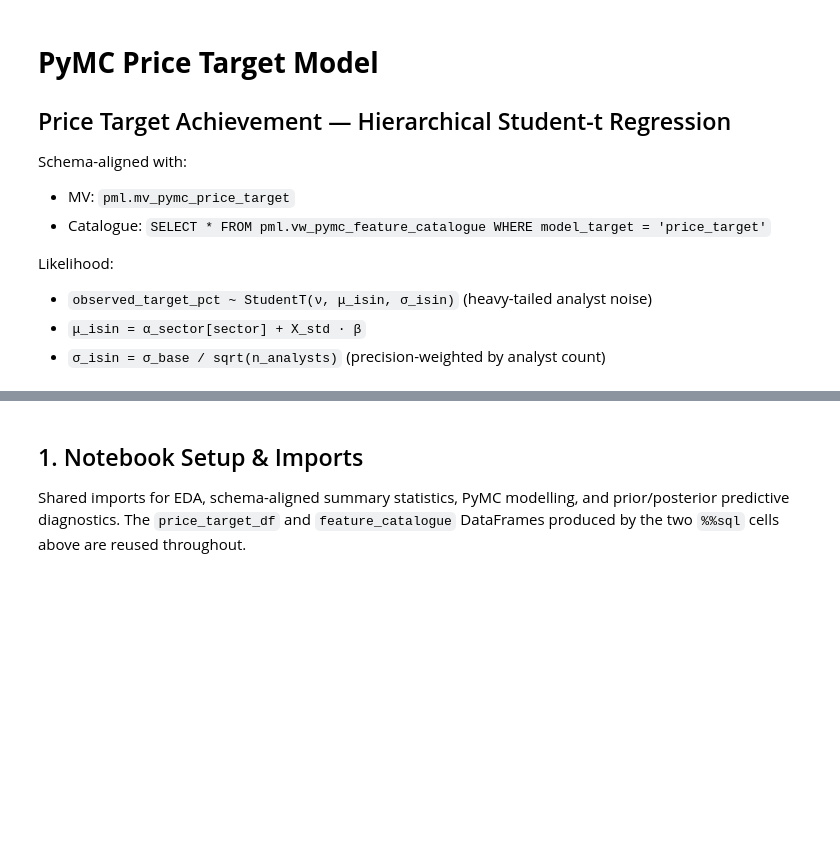
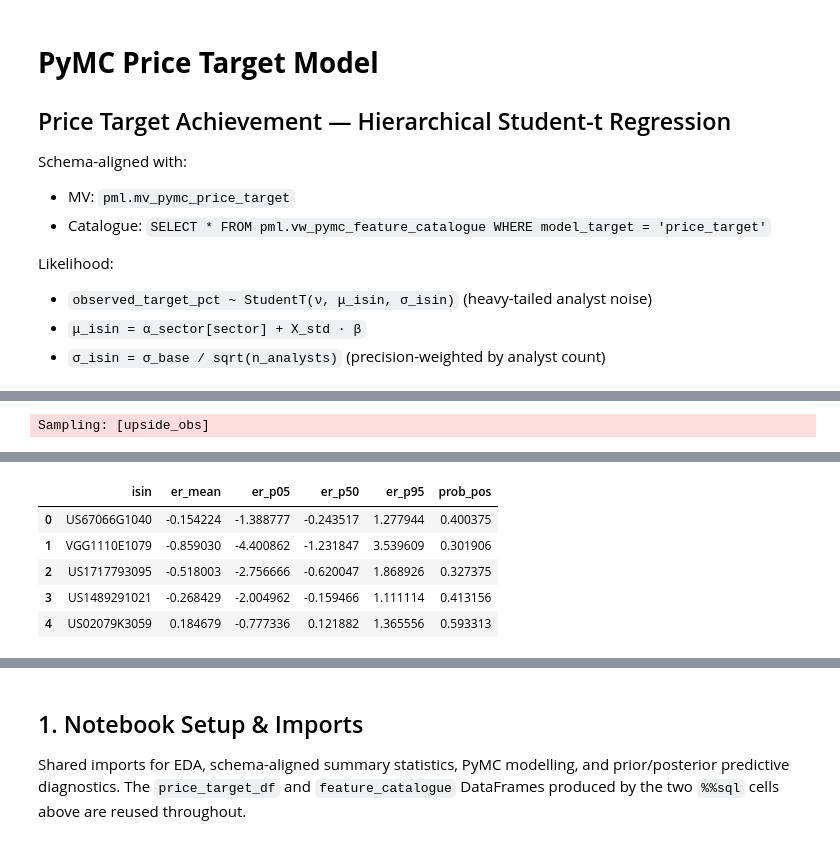
Before and after one commit to Kabenge42/PML_Finance_Project, a Jupyter notebook: pymc_price_target.ipynb, the cells around one changed output, grey strips where cells are left out. Drawn from its saved outputs; the diff is of its cells as text; code cells hidden in the pictures; blank space fills up the shorter version.

```diff
--- a/pymc_price_target.ipynb
+++ b/pymc_price_target.ipynb
@@ -22,0 +244,27 @@ ORDER BY pymc_role, feature_role, feature_alias
+# %%
+# [pymc_pt_tasks_v1]
+# Task 4 — Posterior predictive + Monte-Carlo lagged risk-adjusted expected
+# returns. Layers a structural-TS AR(1) drift on top of posterior draws of
+# (risk_adj_return, sigma_isin, nu) using the tested helper.
+with price_target_model_v2:
+    ppc_v2 = pm.sample_posterior_predictive(
+        idata_v2, var_names=['upside_obs'], random_seed=42,
+    )
+
+post_v2 = idata_v2.posterior
+mu_draws = post_v2['risk_adj_return'].stack(sample=('chain', 'draw')).values  # (isin, S)
+sigma_draws = post_v2['sigma_isin'].stack(sample=('chain', 'draw')).values  # (isin, S)
+nu_draws = post_v2['nu'].stack(sample=('chain', 'draw')).values  # (S,)
+
+mc = simulate_lagged_risk_adjusted_returns(
+    mu_draws=mu_draws,
+    sigma_draws=sigma_draws,
+    nu_draws=nu_draws,
+    horizon=4,  # 4-period (quarter) forward horizon
+    rho=0.85,  # AR(1) persistence — structural-TS lag
+    random_seed=42,
+)
+mc_summary = summarize_mc_returns(mc, isins)
+mc_summary.head()
+# %% [output]
+Sampling: [upside_obs]
@@ -22,0 +273,6 @@ ORDER BY pymc_role, feature_role, feature_alias
+|  | isin | er_mean | er_p05 | er_p50 | er_p95 | prob_pos |
+| 0 | US67066G1040 | -0.154224 | -1.388777 | -0.243517 | 1.277944 | 0.400375 |
+| 1 | VGG1110E1079 | -0.859030 | -4.400862 | -1.231847 | 3.539609 | 0.301906 |
+| 2 | US1717793095 | -0.518003 | -2.756666 | -0.620047 | 1.868926 | 0.327375 |
+| 3 | US1489291021 | -0.268429 | -2.004962 | -0.159466 | 1.111114 | 0.413156 |
+| 4 | US02079K3059 | 0.184679 | -0.777336 | 0.121882 | 1.365556 | 0.593313 |
```
Also changed, not shown: parts of 38 cells of this notebook, 49 other files.
